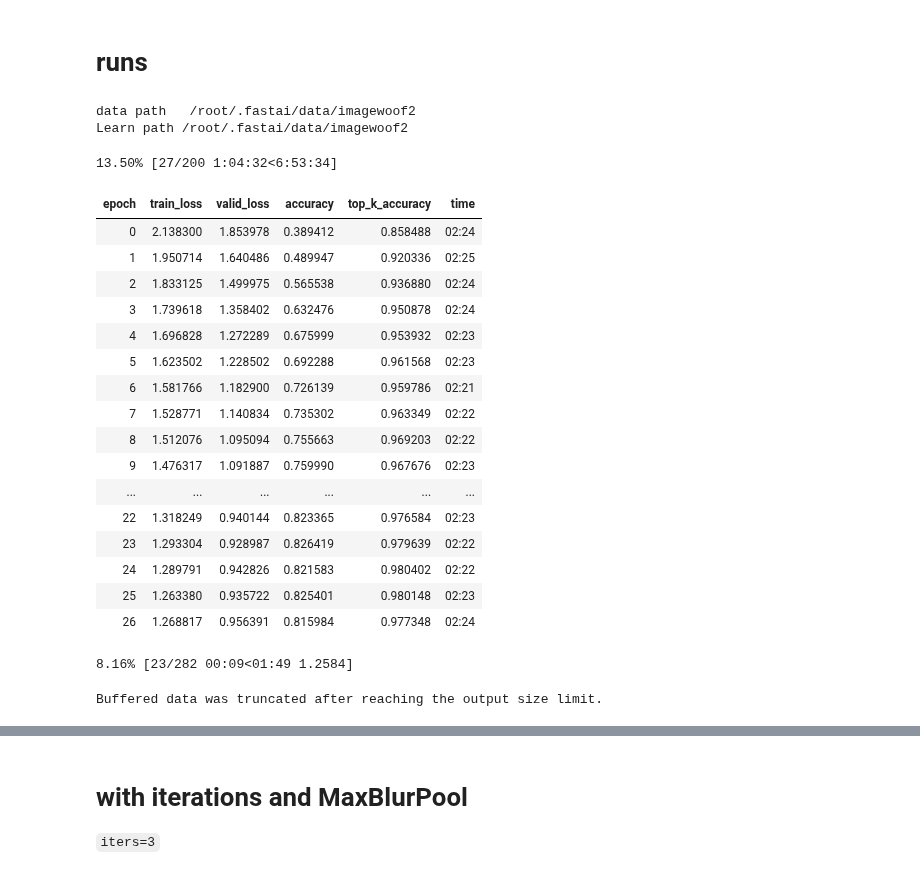
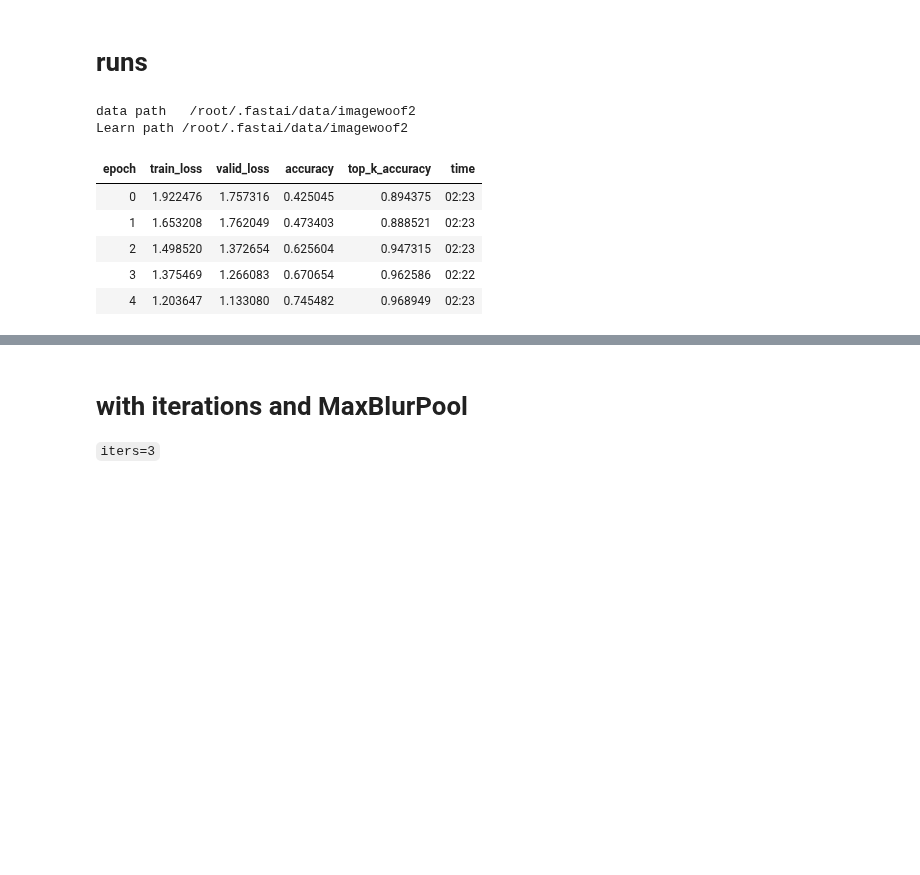
Before and after one commit to liuyao12/Ranger-Mish-ImageWoof-5, a Jupyter notebook: Woof_128_new_ConvTwist.ipynb, the cells around one changed output, grey strips where cells are left out. Saved outputs shown, nothing was run; the diff lists cells and outputs as text; code cells hidden in the pictures; blank space fills up the shorter version.

```diff
--- a/Woof_128_new_ConvTwist.ipynb
+++ b/Woof_128_new_ConvTwist.ipynb
@@ -66,8 +66,8 @@ class ConvTwist(nn.Module):  # replacing 3x3 Conv2d
         std = self.conv.weight.std().item()
         self.coeff_x = nn.Parameter(torch.empty((nf,ni)).normal_(0, std), requires_grad=True)
         self.coeff_y = nn.Parameter(torch.empty((nf,ni)).normal_(0, std), requires_grad=True)
-        self.center_x = nn.Parameter(torch.empty(nf).normal_(0, init), requires_grad=True)
-        self.center_y = nn.Parameter(torch.empty(nf).normal_(0, init), requires_grad=True)
+        self.center_x = nn.Parameter(torch.empty(nf).normal_(0, init), requires_grad=False)
+        self.center_y = nn.Parameter(torch.empty(nf).normal_(0, init), requires_grad=False)
         # self.center_x = nn.Parameter(torch.empty((ni,nf)).normal_(0, init), requires_grad=False)
         # self.center_y = nn.Parameter(torch.empty((ni,nf)).normal_(0, init), requires_grad=False)
         self.same = ni == nf and stride == 1 and iters > 1
@@ -82,16 +82,14 @@ class ConvTwist(nn.Module):  # replacing 3x3 Conv2d
         YY = torch.from_numpy(np.indices((1,1,h,w))[2]*2/h-1).type(out.dtype).to(out.device)
         kernel_x = self.coeff_x[:,:,None,None] * self.grad_x.to(out.device) + self.coeff_y[:,:,None,None] * self.grad_y.to(out.device)
         kernel_y = kernel_x.transpose(2,3).flip(3)  # make conv_y a 90 degree rotation of conv_x
-        twist = (XX-self.center_x[:,None,None]) * F.conv2d(inpt, kernel_x, stride=self.stride, padding=1) + (YY-self.center_y[:,None,None]) * F.conv2d(inpt, kernel_y, stride=self.stride, padding=1)
+        out = out + (XX-self.center_x[:,None,None]) * F.conv2d(inpt, kernel_x, stride=self.stride, padding=1) + (YY-self.center_y[:,None,None]) * F.conv2d(inpt, kernel_y, stride=self.stride, padding=1)
         # for i in range(self.ni-1):
         #     out += (XX-self.center_x[i,:,None,None]) * F.conv2d(inpt[:,i:i+1], kernel_x[:,i:i+1], padding=1) + (YY-self.center_y[i,:,None,None]) * F.conv2d(inpt[:,i:i+1], kernel_y[:,i:i+1], padding=1)
         if self.same:
-            twist = inpt + twist / self.iters
+            out = inpt + out / self.iters
             for _ in range(self.iters - 1):
-                twist = twist + (self.conv(twist) + (XX-self.center_x[:,None,None]) * F.conv2d(twist, kernel_x, padding=1) + (YY-self.center_y[:,None,None]) * F.conv2d(twist, kernel_y, padding=1)) / self.iters
-            out = out + twist - inpt
-        else:
-            out = out + twist
+                out = out + (self.conv(out) + (XX-self.center_x[:,None,None]) * F.conv2d(out, kernel_x, padding=1) + (YY-self.center_y[:,None,None]) * F.conv2d(out, kernel_y, padding=1)) / self.iters
+            out = out - inpt
         return out
 # %%
 net = ConvTwist(3,5)
@@ -118,8 +116,9 @@ class NewLayer(nn.Sequential):
         if padding==None: padding = ks//2
 #         layers = [('conv', nn.Conv2d(ni, nf, ks, stride=stride,
 #                 padding=padding, bias=bias, groups=groups))]
-        if ks == 1:  layers = [('conv1x1', nn.Conv2d(ni, nf, ks, stride=stride, padding=padding, bias=bias))]
-        else:  layers = [('ConvTwist', ConvTwist(ni, nf, stride=stride))]
+
+        if ks == 3:  layers = [('ConvTwist', ConvTwist(ni, nf, stride=stride))]
+        else: layers = [('Conv{}x{}'.format(ks,ks), nn.Conv2d(ni, nf, ks, stride=stride, padding=padding, bias=bias))]
 
         act_bn = [('act_fn', act_fn)] if act else []
         if bn_layer:
@@ -164,7 +167,8 @@ model = Net(c_out=10, layers=[3,4,6,3], expansion=4)
 # %%
 model.block = NewResBlock
+model.conv_layer = NewLayer
 model.pool = pool
 model.stem_pool = pool
 model.stem_sizes = [3,32,64,64]
 model.act_fn= Mish()
-model.sa = True
+# model.sa = True
@@ -194,29 +177,15 @@ epochs = 200
 # %%
-learn = get_learn(model=model,size=size,bs=bs,mixup=mixup)
-learn.fit_fc(epochs, lr, moms, start_pct)
+learn = get_learn(model=model, size=128, bs=32, mixup=0)
+learn.fit_fc(5, lr=4e-3, moms=(0.95,0.95), start_pct=0.72)
 # %% [output]
 data path   /root/.fastai/data/imagewoof2
 Learn path /root/.fastai/data/imagewoof2
-13.50% [27/200 1:04:32<6:53:34]
 | epoch | train_loss | valid_loss | accuracy | top_k_accuracy | time |
-| 0 | 2.138300 | 1.853978 | 0.389412 | 0.858488 | 02:24 |
-| 1 | 1.950714 | 1.640486 | 0.489947 | 0.920336 | 02:25 |
-| 2 | 1.833125 | 1.499975 | 0.565538 | 0.936880 | 02:24 |
-| 3 | 1.739618 | 1.358402 | 0.632476 | 0.950878 | 02:24 |
-| 4 | 1.696828 | 1.272289 | 0.675999 | 0.953932 | 02:23 |
-| 5 | 1.623502 | 1.228502 | 0.692288 | 0.961568 | 02:23 |
-| 6 | 1.581766 | 1.182900 | 0.726139 | 0.959786 | 02:21 |
-| 7 | 1.528771 | 1.140834 | 0.735302 | 0.963349 | 02:22 |
-| 8 | 1.512076 | 1.095094 | 0.755663 | 0.969203 | 02:22 |
-| 9 | 1.476317 | 1.091887 | 0.759990 | 0.967676 | 02:23 |
-| ... | ... | ... | ... | ... | ... |
-| 22 | 1.318249 | 0.940144 | 0.823365 | 0.976584 | 02:23 |
-| 23 | 1.293304 | 0.928987 | 0.826419 | 0.979639 | 02:22 |
-| 24 | 1.289791 | 0.942826 | 0.821583 | 0.980402 | 02:22 |
-| 25 | 1.263380 | 0.935722 | 0.825401 | 0.980148 | 02:23 |
-| 26 | 1.268817 | 0.956391 | 0.815984 | 0.977348 | 02:24 |
+| 0 | 1.922476 | 1.757316 | 0.425045 | 0.894375 | 02:23 |
+| 1 | 1.653208 | 1.762049 | 0.473403 | 0.888521 | 02:23 |
+| 2 | 1.498520 | 1.372654 | 0.625604 | 0.947315 | 02:23 |
+| 3 | 1.375469 | 1.266083 | 0.670654 | 0.962586 | 02:22 |
+| 4 | 1.203647 | 1.133080 | 0.745482 | 0.968949 | 02:23 |
-8.16% [23/282 00:09<01:49 1.2584]
-Buffered data was truncated after reaching the output size limit.
 # %%
 for name, param in learn.model.body.named_parameters():
     if 'center' in name:
```
Also changed, not shown: parts of 18 cells of this notebook.
